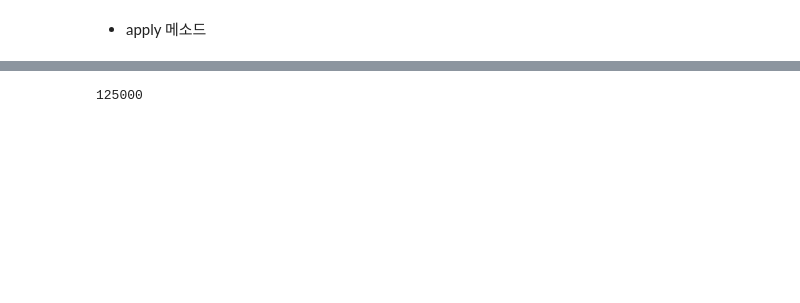
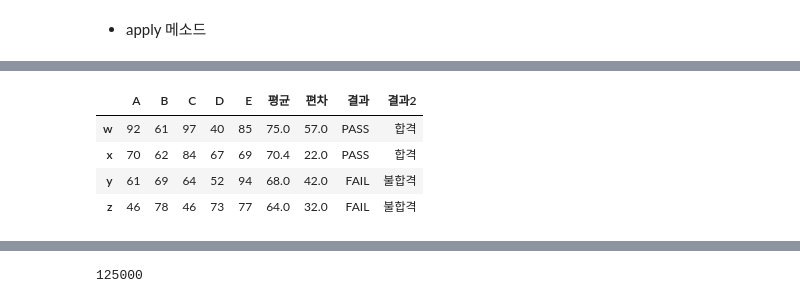
Before and after one commit to saemsaemoo/MachineLearning-2021-12, a Jupyter notebook: 00.데이터분석/14.DataFrame2.ipynb, the cells around one changed output, grey strips where cells are left out. Saved outputs shown, nothing was run; the diff lists cells and outputs as text; code cells hidden in the pictures; blank space fills up the shorter version.

```diff
--- a/00.데이터분석/14.DataFrame2.ipynb
+++ b/00.데이터분석/14.DataFrame2.ipynb
@@ -64,0 +117,3 @@ dtype: int64
+# %%
+df['평균'] = df.mean(axis=1)
+df
@@ -160,0 +260,4 @@ df3.apply(lambda x:x.max() - x.min(), axis=1)
+# %%
+# 각 행별로 최대값에서 최소값을 뺀 결과를 '편차'라는 이름의 열로 만든다
+df['편차'] = df.apply(lambda x: x.max() - x.min(), axis=1)
+df
@@ -161,2 +270,4 @@ df3.apply(lambda x:x.max() - x.min(), axis=1)
 # %%
 # 평균이 70점 이상이면 pass, 아니면 fail인 '결과' 열을 추가할 것
+df['결과'] = df.평균.apply(lambda x: 'PASS' if x >= 70 else 'FAIL')
+df
@@ -162,0 +280,9 @@ df3.apply(lambda x:x.max() - x.min(), axis=1)
+# %%
+df['결과2'] = df.apply(lambda x: '합격' if x.평균 >= 70 else '불합격', axis=1)
+df
+# %% [output]
+|  | A | B | C | D | E | 평균 | 편차 | 결과 | 결과2 |
+| w | 92 | 61 | 97 | 40 | 85 | 75.0 | 57.0 | PASS | 합격 |
+| x | 70 | 62 | 84 | 67 | 69 | 70.4 | 22.0 | PASS | 합격 |
+| y | 61 | 69 | 64 | 52 | 94 | 68.0 | 42.0 | FAIL | 불합격 |
+| z | 46 | 78 | 46 | 73 | 77 | 64.0 | 32.0 | FAIL | 불합격 |
```
Also changed, not shown: parts of 29 cells of this notebook, 4 other files.
